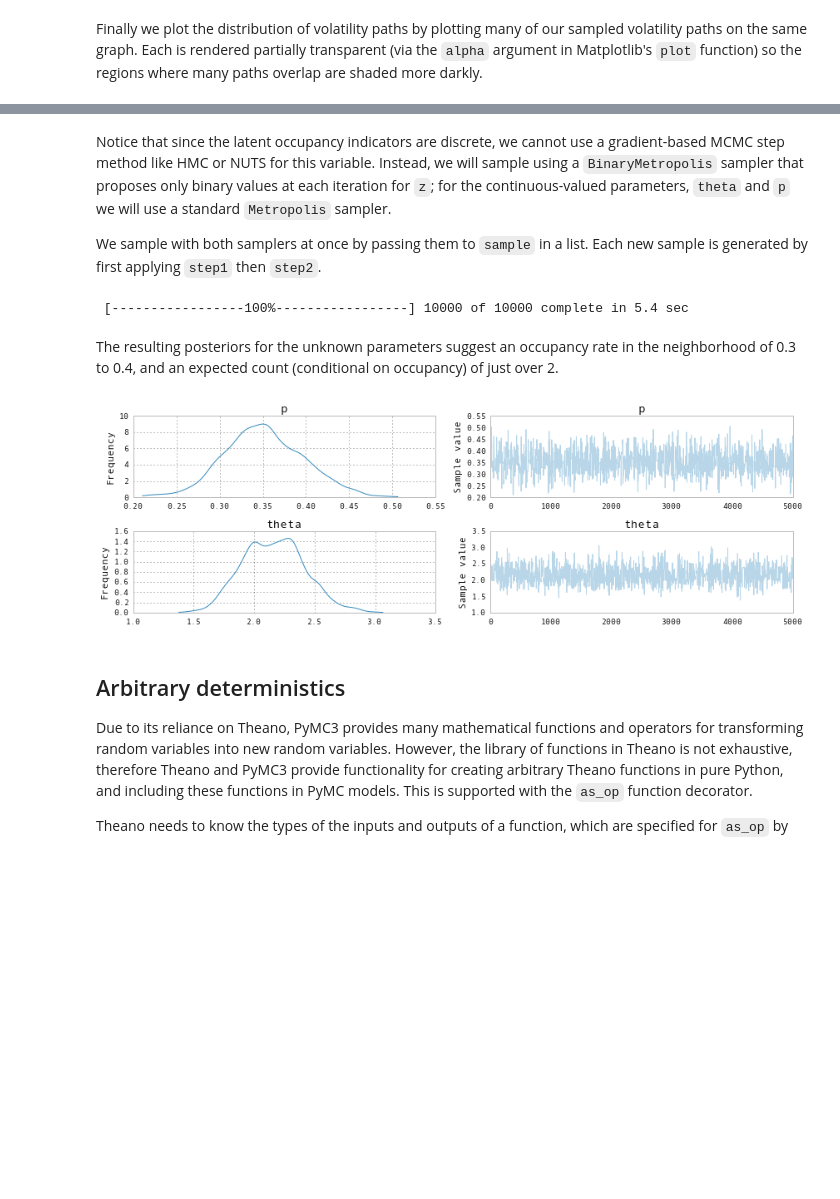
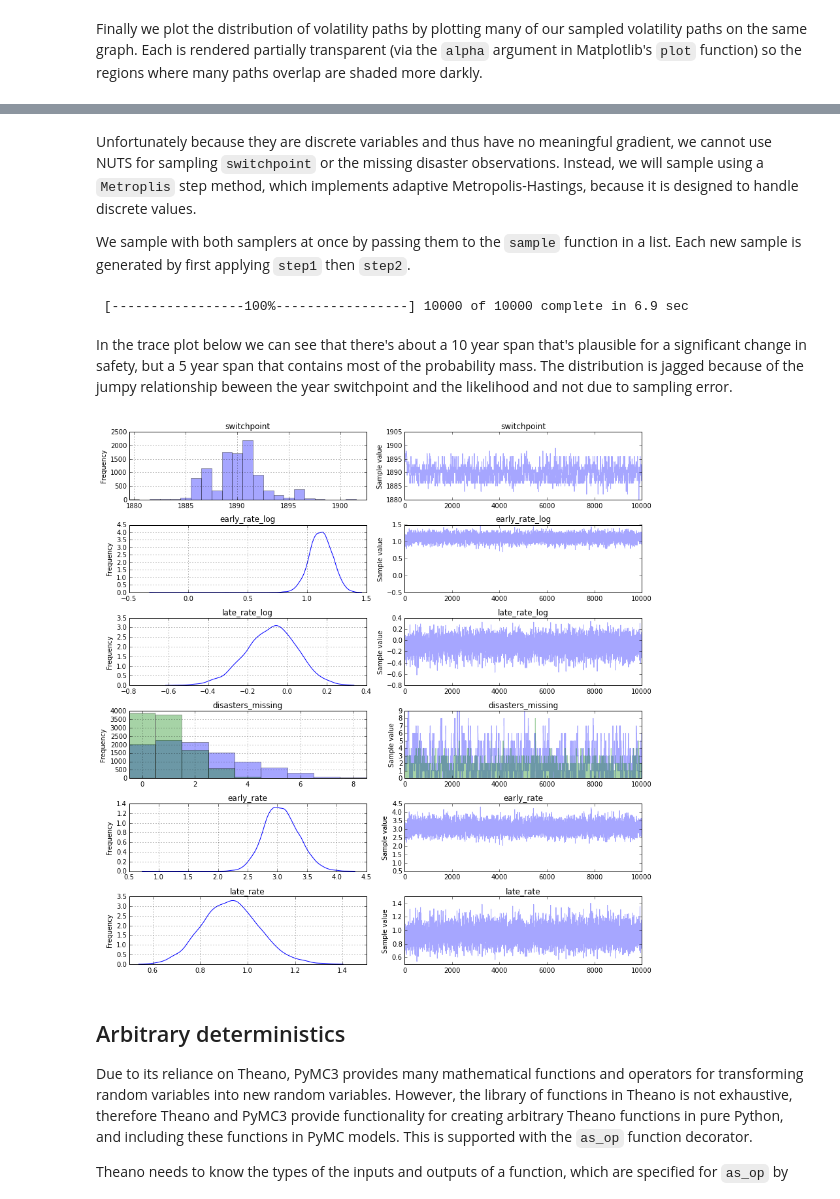
Before and after one commit to se7enstar25/pymc, a Jupyter notebook: docs/notebooks/getting_started.ipynb, the cells around one changed output, grey strips where cells are left out. Saved outputs shown, nothing was run; the diff lists cells and outputs as text; code cells hidden in the pictures; blank space fills up the shorter version.

Commit message:
DOC Update getting_started with most recent article notebook.

```diff
--- a/docs/notebooks/getting_started.ipynb
+++ b/docs/notebooks/getting_started.ipynb
@@ -347,8 +360,8 @@ with sp500_model:
     start = find_MAP(vars=[s], fmin=scipy.optimize.fmin_l_bfgs_b)
 
     step = NUTS(scaling=start)
-    trace = sample(50, step, progressbar=False)
+    trace = sample(100, step, progressbar=False)
 
     # Start next run at the last sampled position.
     step = NUTS(scaling=trace[-1], gamma=.25)
-    trace = sample(400, step, start=trace[-1])
+    trace = sample(2000, step, start=trace[-1], progressbar=False, njobs=4)
@@ -416,0 +434,15 @@ with Model() as zip_model:
+# %%
+from pymc3 import DiscreteUniform, Poisson, switch
+
+with Model() as disaster_model:
+
+    switchpoint = DiscreteUniform('switchpoint', lower=year.min(), upper=year.max(), testval=1900)
+
+    # Priors for pre- and post-switch rates number of disasters
+    early_rate = Exponential('early_rate', 1)
+    late_rate = Exponential('late_rate', 1)
+
+    # Allocate appropriate Poisson rates to years before and after current
+    rate = switch(switchpoint >= year, early_rate, late_rate)
+
+    disasters = Poisson('disasters', rate, observed=disaster_data)
@@ -417,28 +457,25 @@ with Model() as zip_model:
 # %% [markdown]
-Notice that since the latent occupancy indicators are discrete, we cannot use a gradient-based MCMC step method like HMC or NUTS for this variable. Instead, we will sample using a `BinaryMetropolis` sampler that proposes only binary values at each iteration for `z`; for the continuous-valued parameters, `theta` and `p` we will use a standard `Metropolis` sampler.
+Unfortunately because they are discrete variables and thus have no meaningful gradient, we cannot use NUTS for sampling `switchpoint` or the missing disaster observations. Instead, we will sample using a `Metroplis` step method, which implements adaptive Metropolis-Hastings, because it is designed to handle discrete values.
 
-We sample with both samplers at once by passing them to `sample` in a list. Each new sample is generated by first applying `step1` then `step2`.
+We sample with both samplers at once by passing them to the `sample` function in a list. Each new sample is generated by first applying `step1` then `step2`.
-# %%
-from pymc3 import Metropolis, BinaryMetropolis, sample
-
-with zip_model:
-
-    start = {'p': 0.5, 'z': (y > 0), 'theta': 5, 'yd_missing': np.array([1,1])}
-
-
-    step1 = Metropolis([theta, p])
-
-    step2 = BinaryMetropolis([z])
-
-    trace = sample(10000, [step1, step2], start)
-# %% [output]
- [-----------------100%-----------------] 10000 of 10000 complete in 5.4 sec
-# %% [markdown]
-The resulting posteriors for the unknown parameters suggest an occupancy rate in the neighborhood of 0.3 to 0.4, and an expected count (conditional on occupancy) of just over 2.
+# %%
+from pymc3 import Metropolis
+
+with disaster_model:
+    step1 = NUTS([early_rate, late_rate])
+
+    # Use Metropolis for switchpoint, and missing values since it accomodates discrete variables
+    step2 = Metropolis([switchpoint, disasters.missing_values[0]] )
+
+    trace = sample(10000, step=[step1, step2])
+# %% [output]
+ [-----------------100%-----------------] 10000 of 10000 complete in 6.9 sec
+# %% [markdown]
+In the trace plot below we can see that there's about a 10 year span that's plausible for a significant change in safety, but a 5 year span that contains most of the probability mass. The distribution is jagged because of the jumpy relationship beween the year switchpoint and the likelihood  and not due to sampling error.
 # %%
-traceplot(trace[5000:], vars=['p', 'theta']);
+traceplot(trace);
 # %% [output]
-[figure, old version]
+[figure, new version]
 # %% [markdown]
 ## Arbitrary deterministics
 
```
Also changed, not shown: parts of 50 cells of this notebook.
